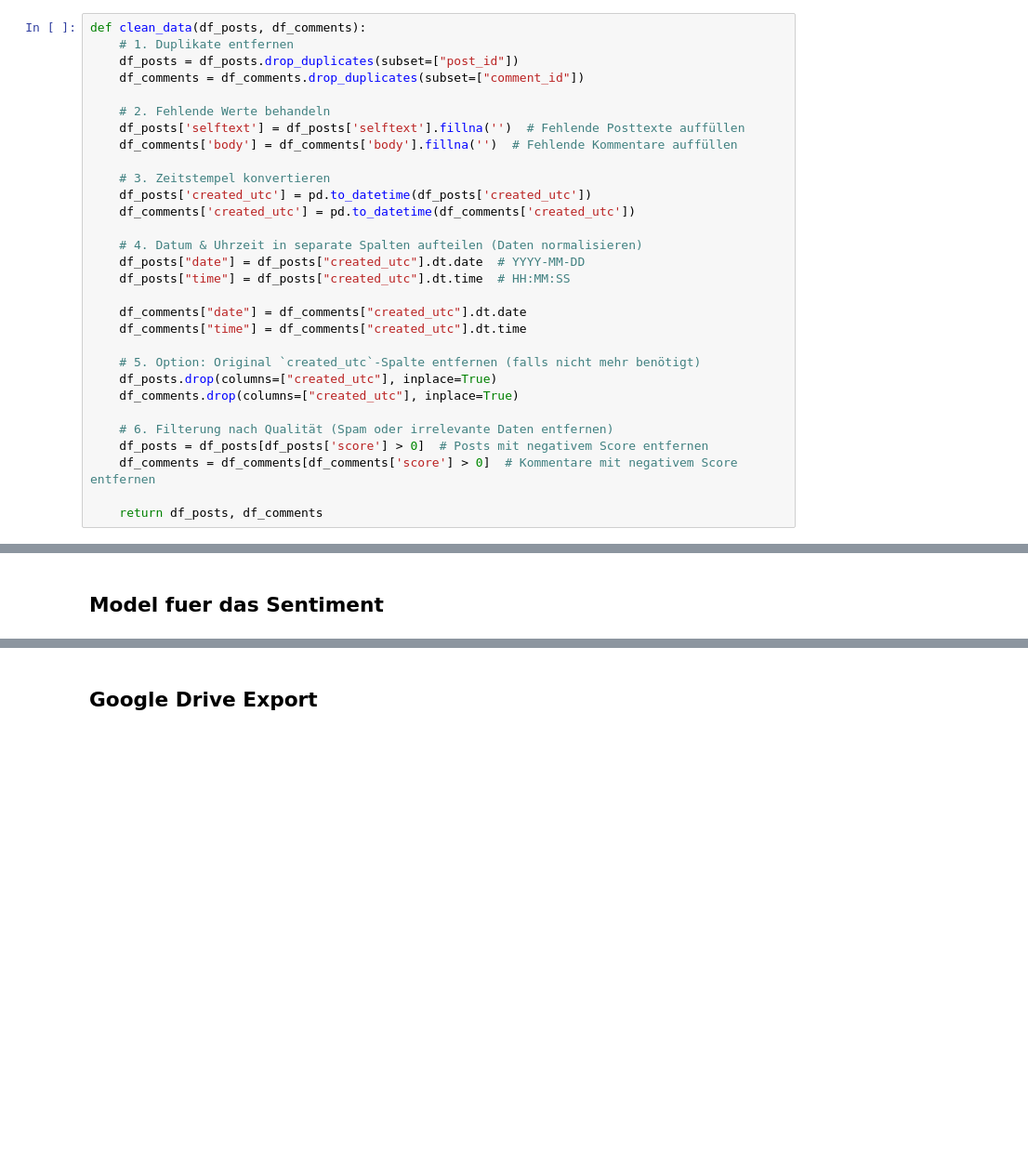
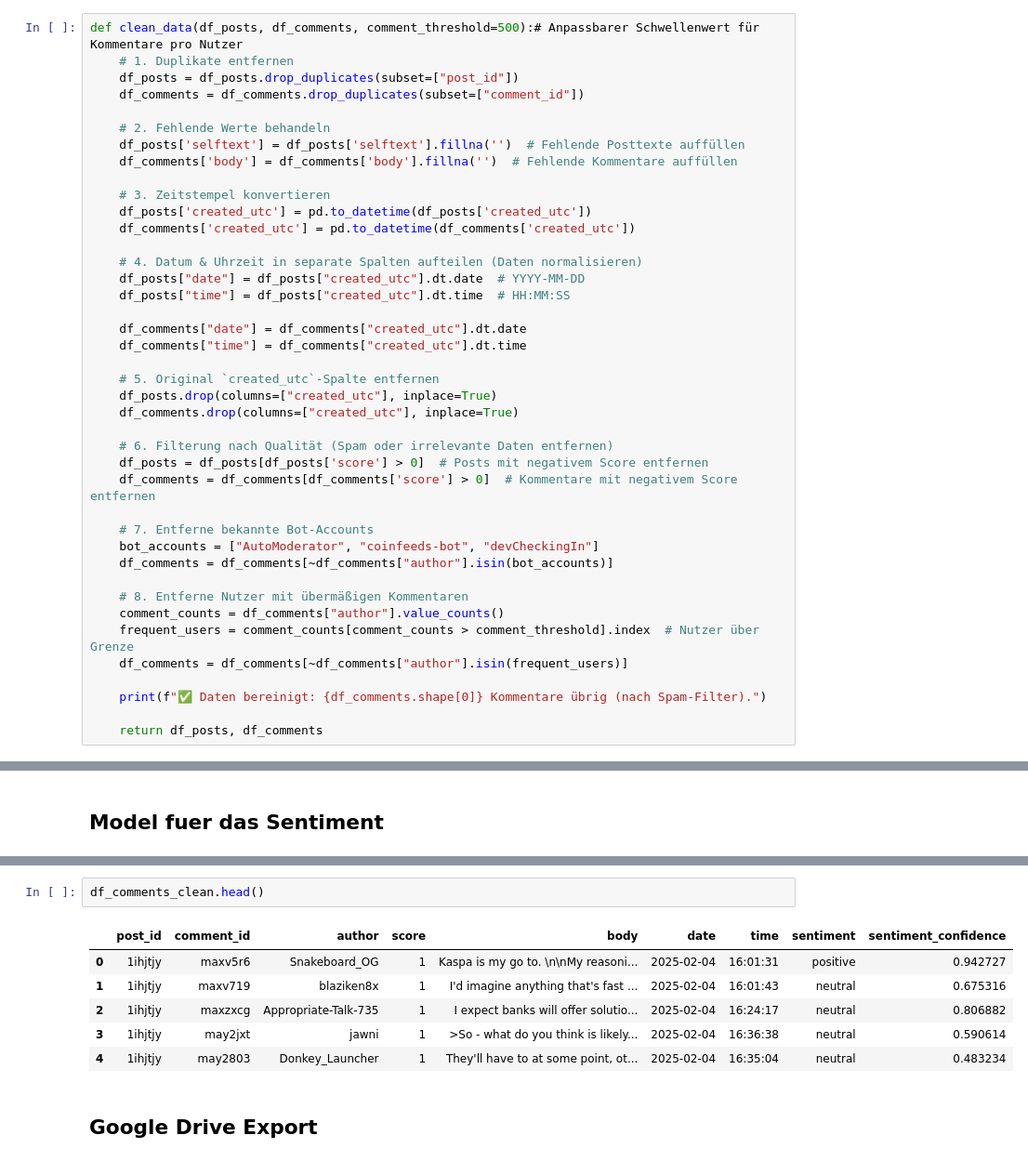
Before and after one commit to Reimser/sp3_3_studienarbeit, a Jupyter notebook: notebooks/reddit-skript.ipynb, the cells around one changed output, grey strips where cells are left out. Shown at 93% size. Saved outputs shown, nothing was run; the diff lists cells and outputs as text; blank space fills up the shorter version.

```diff
--- a/notebooks/reddit-skript.ipynb
+++ b/notebooks/reddit-skript.ipynb
@@ -154,7 +197,7 @@ Daten können jetzt in der Pipeline bereinigt werden...
 # %% [markdown]
 Fubktion zur Bereinigung der Daten
 # %%
-def clean_data(df_posts, df_comments):
+def clean_data(df_posts, df_comments, comment_threshold=500):# Anpassbarer Schwellenwert für Kommentare pro Nutzer
     # 1. Duplikate entfernen
     df_posts = df_posts.drop_duplicates(subset=["post_id"])
     df_comments = df_comments.drop_duplicates(subset=["comment_id"])
@@ -174,7 +217,7 @@ def clean_data(df_posts, df_comments):
     df_comments["date"] = df_comments["created_utc"].dt.date
     df_comments["time"] = df_comments["created_utc"].dt.time
 
-    # 5. Option: Original `created_utc`-Spalte entfernen (falls nicht mehr benötigt)
+    # 5. Original `created_utc`-Spalte entfernen
     df_posts.drop(columns=["created_utc"], inplace=True)
     df_comments.drop(columns=["created_utc"], inplace=True)
 
@@ -182,6 +225,17 @@ def clean_data(df_posts, df_comments):
     df_posts = df_posts[df_posts['score'] > 0]  # Posts mit negativem Score entfernen
     df_comments = df_comments[df_comments['score'] > 0]  # Kommentare mit negativem Score entfernen
 
+    # 7. Entferne bekannte Bot-Accounts
+    bot_accounts = ["AutoModerator", "coinfeeds-bot", "devCheckingIn"]
+    df_comments = df_comments[~df_comments["author"].isin(bot_accounts)]
+
+    # 8. Entferne Nutzer mit übermäßigen Kommentaren
+    comment_counts = df_comments["author"].value_counts()
+    frequent_users = comment_counts[comment_counts > comment_threshold].index  # Nutzer über Grenze
+    df_comments = df_comments[~df_comments["author"].isin(frequent_users)]
+
+    print(f"✅ Daten bereinigt: {df_comments.shape[0]} Kommentare übrig (nach Spam-Filter).")
+
     return df_posts, df_comments
 # %% [markdown]
 Funktion zur bereinigung auf die Daten anwenden
@@ -228,3 +283,12 @@ df_comments_clean["sentiment"], df_comments_clean["sentiment_confidence"] = zip(
+# %%
+df_comments_clean.head()
+# %% [output]
+|  | post_id | comment_id | author | score | body | date | time | sentiment | sentiment_confidence |
+| 0 | 1ihjtjy | maxv5r6 | Snakeboard_OG | 1 | Kaspa is my go to. \n\nMy reasoni... | 2025-02-04 | 16:01:31 | positive | 0.942727 |
+| 1 | 1ihjtjy | maxv719 | blaziken8x | 1 | I'd imagine anything that's fast ... | 2025-02-04 | 16:01:43 | neutral | 0.675316 |
+| 2 | 1ihjtjy | maxzxcg | Appropriate-Talk-735 | 1 | I expect banks will offer solutio... | 2025-02-04 | 16:24:17 | neutral | 0.806882 |
+| 3 | 1ihjtjy | may2jxt | jawni | 1 | >So - what do you think is likely... | 2025-02-04 | 16:36:38 | neutral | 0.590614 |
+| 4 | 1ihjtjy | may2803 | Donkey_Launcher | 1 | They'll have to at some point, ot... | 2025-02-04 | 16:35:04 | neutral | 0.483234 |
 # %% [markdown]
 ## Google Drive Export
 # %% [markdown]
```
Also changed, not shown: parts of 8 cells of this notebook, 2 other files.
